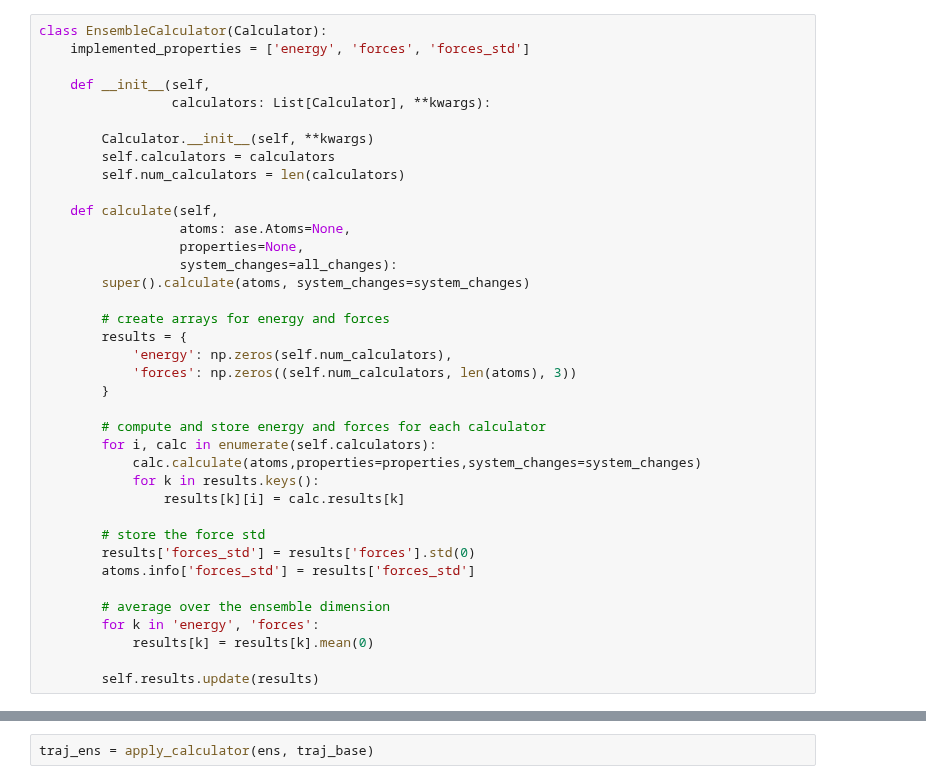
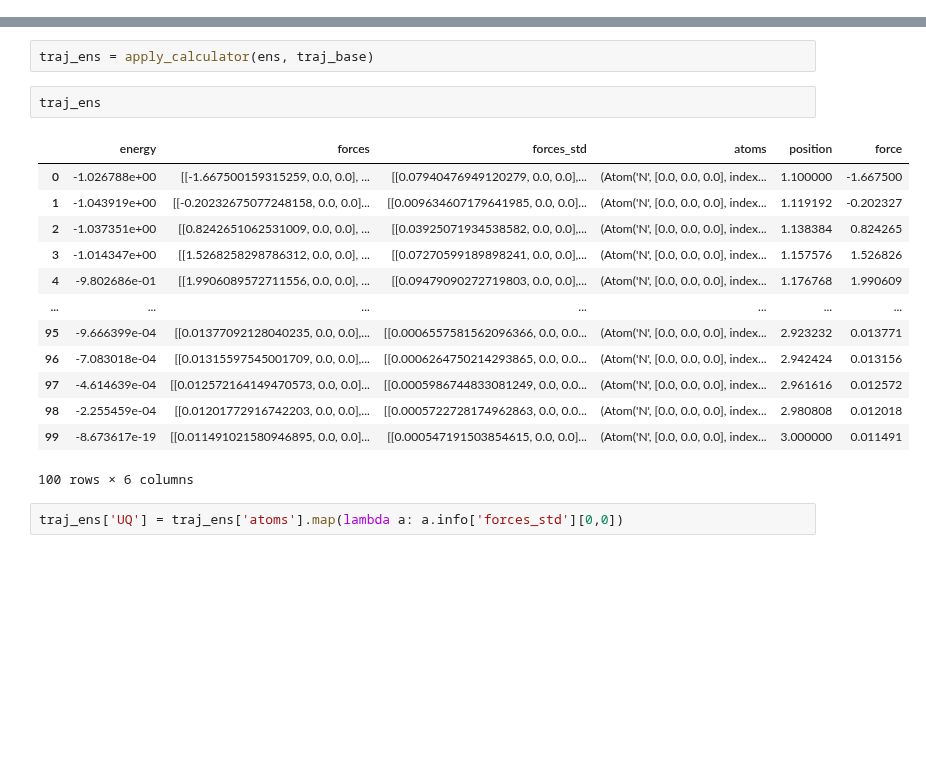
Before and after one commit to globus-labs/cascade, a Jupyter notebook: 2_cascade/2_prototype-audits.ipynb, the cells around one changed output, grey strips where cells are left out. Saved outputs shown, nothing was run; the diff lists cells and outputs as text; blank space fills up the shorter version.

Commit message:
WIP ensemble/audit prototype nb

```diff
--- a/2_cascade/2_prototype-audits.ipynb
+++ b/2_cascade/2_prototype-audits.ipynb
@@ -96,40 +93,2 @@ plt.plot(x_l1, np.abs(f_l1 - f_l2))
 # %% [markdown]
 ## Ensemble Class
-# %%
-class EnsembleCalculator(Calculator):
-    implemented_properties = ['energy', 'forces', 'forces_std']
-
-    def __init__(self,
-                 calculators: List[Calculator], **kwargs):
-
-        Calculator.__init__(self, **kwargs)
-        self.calculators = calculators
-        self.num_calculators = len(calculators)
-
-    def calculate(self,
-                  atoms: ase.Atoms=None,
-                  properties=None,
-                  system_changes=all_changes):
-        super().calculate(atoms, system_changes=system_changes)
-
-        # create arrays for energy and forces
-        results = {
-            'energy': np.zeros(self.num_calculators),
-            'forces': np.zeros((self.num_calculators, len(atoms), 3))
-        }
-
-        # compute and store energy and forces for each calculator
-        for i, calc in enumerate(self.calculators):
-            calc.calculate(atoms,properties=properties,system_changes=system_changes)
-            for k in results.keys():
-                results[k][i] = calc.results[k]
-
-        # store the force std
-        results['forces_std'] = results['forces'].std(0)
-        atoms.info['forces_std'] = results['forces_std']
-
-        # average over the ensemble dimension
-        for k in 'energy', 'forces':
-            results[k] = results[k].mean(0)
-
-        self.results.update(results)
@@ -137,3 +98,21 @@ class EnsembleCalculator(Calculator):
 ens = EnsembleCalculator([lj1, lj2])
 # %%
 traj_ens = apply_calculator(ens, traj_base)
+# %%
+traj_ens
+# %% [output]
+|  | energy | forces | forces_std | atoms | position | force |
+| 0 | -1.026788e+00 | [[-1.667500159315259, 0.0, 0.0], ... | [[0.07940476949120279, 0.0, 0.0],... | (Atom('N', [0.0, 0.0, 0.0], index... | 1.100000 | -1.667500 |
+| 1 | -1.043919e+00 | [[-0.20232675077248158, 0.0, 0.0]... | [[0.009634607179641985, 0.0, 0.0]... | (Atom('N', [0.0, 0.0, 0.0], index... | 1.119192 | -0.202327 |
+| 2 | -1.037351e+00 | [[0.8242651062531009, 0.0, 0.0], ... | [[0.03925071934538582, 0.0, 0.0],... | (Atom('N', [0.0, 0.0, 0.0], index... | 1.138384 | 0.824265 |
+| 3 | -1.014347e+00 | [[1.5268258298786312, 0.0, 0.0], ... | [[0.07270599189898241, 0.0, 0.0],... | (Atom('N', [0.0, 0.0, 0.0], index... | 1.157576 | 1.526826 |
+| 4 | -9.802686e-01 | [[1.9906089572711556, 0.0, 0.0], ... | [[0.09479090272719803, 0.0, 0.0],... | (Atom('N', [0.0, 0.0, 0.0], index... | 1.176768 | 1.990609 |
+| ... | ... | ... | ... | ... | ... | ... |
+| 95 | -9.666399e-04 | [[0.01377092128040235, 0.0, 0.0],... | [[0.0006557581562096366, 0.0, 0.0... | (Atom('N', [0.0, 0.0, 0.0], index... | 2.923232 | 0.013771 |
+| 96 | -7.083018e-04 | [[0.01315597545001709, 0.0, 0.0],... | [[0.0006264750214293865, 0.0, 0.0... | (Atom('N', [0.0, 0.0, 0.0], index... | 2.942424 | 0.013156 |
+| 97 | -4.614639e-04 | [[0.012572164149470573, 0.0, 0.0]... | [[0.0005986744833081249, 0.0, 0.0... | (Atom('N', [0.0, 0.0, 0.0], index... | 2.961616 | 0.012572 |
+| 98 | -2.255459e-04 | [[0.01201772916742203, 0.0, 0.0],... | [[0.0005722728174962863, 0.0, 0.0... | (Atom('N', [0.0, 0.0, 0.0], index... | 2.980808 | 0.012018 |
+| 99 | -8.673617e-19 | [[0.011491021580946895, 0.0, 0.0]... | [[0.000547191503854615, 0.0, 0.0]... | (Atom('N', [0.0, 0.0, 0.0], index... | 3.000000 | 0.011491 |
+100 rows × 6 columns
+# %%
+traj_ens['UQ'] = traj_ens['atoms'].map(lambda a: a.info['forces_std'][0,0])
```
Also changed, not shown: parts of 26 cells of this notebook.
